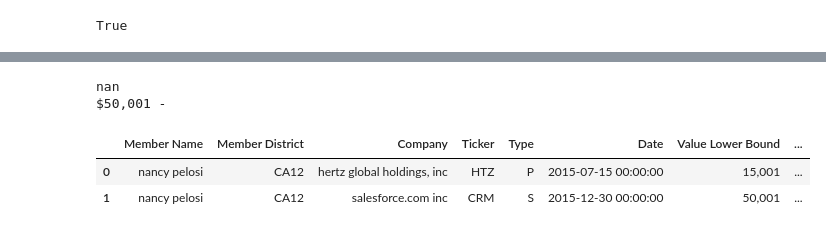
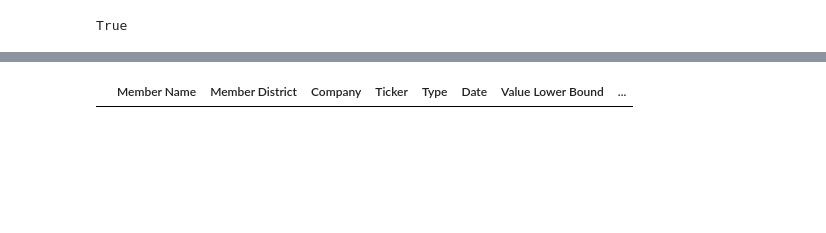
Before and after one commit to Tomyao991203/congressional-stock-trading-monitor, a Jupyter notebook: database/pdf_scraper_notebook.ipynb, the cells around one changed output, grey strips where cells are left out. Saved outputs shown, nothing was run; the diff lists cells and outputs as text; code cells hidden in the pictures; blank space fills up the shorter version.

```diff
--- a/database/pdf_scraper_notebook.ipynb
+++ b/database/pdf_scraper_notebook.ipynb
@@ -50,0 +59,2 @@ db_joe = scrape_pdf(pdf_path_joe)
+# %%
+db_wass = scrape_pdf(pdf_to_wass)
@@ -118,11 +130,6 @@ db[0].iloc[2, 1]
 pd.to_datetime(db[8].iloc[9, 1])
 # %% [output]
 Timestamp('2015-12-30 00:00:00')
-# %%
-description_regex = r"^description: (.+)$"
-stock_regex = r"(^.*)\s*\(([\w | .]{1,5})\)\s*$"
-bounds_regex = r"^\$?([\d,]+)\s*-\s*\$?([\d,]*)$"
-honorifics_regex = r"^(hon.?|mr.?|miss|mrs.?|ms.?|dr.?|professor.?|gen.?|)\s*([\w]+)\s([\w]*)\s*$"
 # %%
 result = re.match(honorifics_regex, 'hon. nancy pelosi')
 result[2]+" " +result[3]
@@ -200,7 +280,7 @@ def generate_entry(df, df_index, row, regex_result, new_db_page):
             'Description' : description,
             'Link' : np.nan}, row
 # %%
-res = re.match(stock_regex, str(db[7].iloc[29, 0]).lower())
-test_entry, row = generate_entry(db, 7, 29, res)
-row
+res = re.match(stock_regex, str(db[7].iloc[31, 0]).lower())
+test_entry, row = generate_entry(db, 7, 31, res, False)
+test_entry
 # %% [output]
@@ -225,24 +308,30 @@ def process_dataframe(df, link):
     pdf_db = pd.DataFrame(columns=['Member Name', 'Member District', 'Company', 'Ticker', 'Type', 'Date',
                       'Value Lower Bound','Value Upper Bound', 'Description', 'Link'])
 
-    description_regex = r"^description: (.+)$"
-    stock_regex = r"(^.*)\s*\(([\w | .]{1,5})\)\s*$"
-    bounds_regex = r"^\$?([\d,]+)\s*-?\s*\$?([\d,]*)$"
-    honorifics_regex = r"^(hon.?|mr.?|miss|mrs.?|ms.?|dr.?|professor.?|gen.?|)\s*([\w]+)\s([\w]*)\s*$"
+    # description_regex = r"^description: (.+)$"
+    stock_regex = r"^\s*(?!description:|location:)\s*(.*)\s*\((?!one|two)([\w | .]{1,5})\).*$"
+    # bounds_regex = r"^[a-zA-Z]*\s*\$?([\d,]+)\s*-?\s*\$?([\d,]*).*$"
+    honorifics_regex = r"^(hon.?|mr.?|miss|mrs.?|ms.?|dr.?|professor.?|gen.?|)\s*(.+)$"
+    # NEED TO ADD TIME REGEX
 
     new_db_page = False
 
     name_regex_result = re.match(honorifics_regex, df[0].iloc[0, 1].lower())
-    name = name_regex_result[2] + " " + name_regex_result[3]
+    name = name_regex_result[2].strip()
 
     district = df[0].iloc[2, 1]
+    find_start_result = find_start(df)
+    if find_start_result is None:
+        return pdf_db
 
-    df_index, row = find_start(df)
+    df_index, row = find_start_result
+
 
 
     row += 1
     stock_info = str(df[df_index].iloc[row, 0]).lower()
-    while stock_info != "schedule c: earned income":
+
+    while stock_info != "schedule c: earned income" and stock_info != "schedule d: liabilities":
         regex_result = re.match(stock_regex, stock_info)
         if regex_result is not None:
             result_dict, new_row = generate_entry(df, df_index, row, regex_result, new_db_page)
@@ -250,15 +339,16 @@ def process_dataframe(df, link):
             result_dict['Member District'] = district
             result_dict['Link'] = link
             pdf_db = pd.concat([pdf_db, pd.Series(result_dict).to_frame().T], ignore_index=True)
-            row = new_row
+
 
         if len(df[df_index].index)-1 == row:
             row = 0
             df_index += 1
+            print("HELLO")
             new_db_page = True
         else:
             row += 1
-
+        # print(stock_info)
         stock_info = str(df[df_index].iloc[row, 0]).lower()
 
     return pdf_db
@@ -285,8 +375,4 @@ db[8]
 # %%
-process_dataframe(db, None)
+process_dataframe(db_wass, None)
 # %% [output]
-nan
-$50,001 -
 |  | Member Name | Member District | Company | Ticker | Type | Date | Value Lower Bound | ... |
-| 0 | nancy pelosi | CA12 | hertz global holdings, inc | HTZ | P | 2015-07-15 00:00:00 | 15,001 | ... |
-| 1 | nancy pelosi | CA12 | salesforce.com inc | CRM | S | 2015-12-30 00:00:00 | 50,001 | ... |
```
Also changed, not shown: parts of 13 cells of this notebook, 2 other files.
